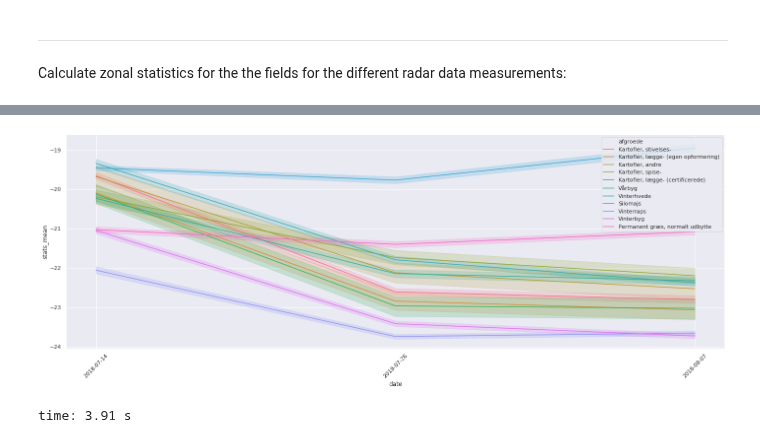
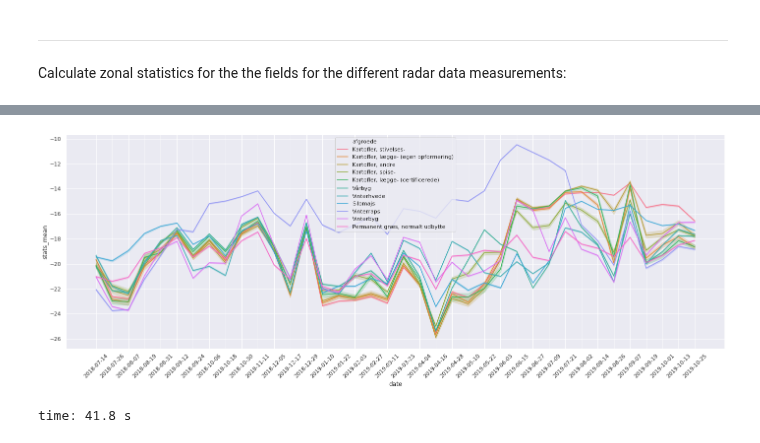
Before and after one commit to JacobJeppesen/PublicSectorConsultancy, a Jupyter notebook: potato_nematode_predictor/notebooks/PotatoNematodePredictor.ipynb, the cells around one changed output, grey strips where cells are left out. Saved outputs shown, nothing was run; the diff lists cells and outputs as text; code cells hidden in the pictures.

```diff
--- a/potato_nematode_predictor/notebooks/PotatoNematodePredictor.ipynb
+++ b/potato_nematode_predictor/notebooks/PotatoNematodePredictor.ipynb
@@ -205,8 +205,8 @@ for df_name in FIELD_POLYGONS: # Loop over all field polygon years
 
     netcdf_name = df_name + '_stats'
     netcdf_path = (PROJ_PATH / 'data' / 'processed' / netcdf_name).with_suffix('.nc')
-    #if netcdf_path.exists():
-    if not '2019' in df_name:
+    if netcdf_path.exists():
+    #if not '2019' in df_name:
         print("Zonal statistics have already been calculated for: " + df_name)
     else:
         print("Calculating zonal statistics for: " + df_name)
@@ -322,5 +325,10 @@ Calculating zonal statistics for: FieldPolygons2019
 # %%
-def get_plot_df(polygons_year=2019, satellite_dates=slice('2019-01-01', '2019-12-31'), fields='all', satellite='all', polarization='all'):
+def get_plot_df(polygons_year=2019,
+                satellite_dates=slice('2019-01-01', '2019-12-31'),
+                fields='all',
+                satellite='all',
+                polarization='all',
+                afgroede='all'):
     # TODO: Perhaps it would be an idea to have field centroids (as lat, lon) to find fields within geographic area
     # Load the xarray dataset
     netcdf_name = 'FieldPolygons{}_stats'.format(polygons_year)
@@ -342,6 +350,10 @@ def get_plot_df(polygons_year=2019, satellite_dates=slice('2019-01-01', '2019-12
         if not satellite == 'all':  # Must be 'all', 'S1A', or 'S1B'
             df = df[df['satellite']==satellite]
 
+        # Select crop types
+        if not afgroede == 'all':  # Must be 'all' or name of crop type
+            df = df[df['afgroede']==afgroede]
+
         # Format the dataframe to work well with Seaborn for plotting
         df['date'] = df['date'].dt.strftime('%Y-%m-%d')
         df['field_id'] = ['$%s$' % x for x in df['field_id']]  # https://github.com/mwaskom/seaborn/issues/1653
@@ -354,13 +379,13 @@ time: 39.3 ms
 # %%
 df = get_plot_df(polygons_year=2019,
                  satellite_dates=slice('2018-01-01', '2019-12-31'),
                  fields='all',#range(100),
-                 satellite='all',
-                 polarization='VH')
+                 satellite='S1A',
+                 polarization='VV-VH')
 
 plt.figure(figsize=(24, 8))
 plt.xticks(rotation=45)
 ax = sns.lineplot(x='date', y='stats_mean', hue='afgroede', data=df)
 # %% [output]
-[figure, old version]
+[figure, new version]
-time: 3.91 s
+time: 41.8 s
```
Also changed, not shown: parts of 15 cells of this notebook, 1 other file.
